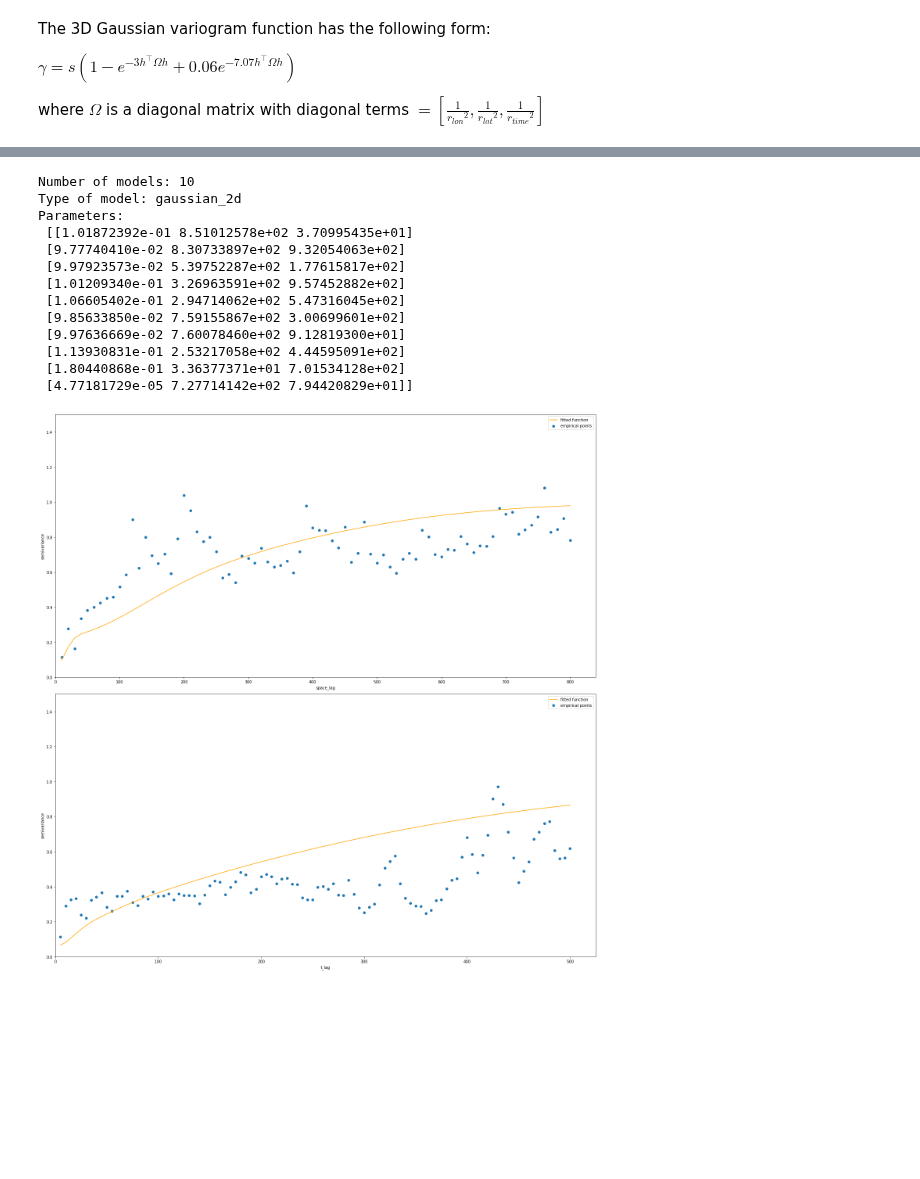
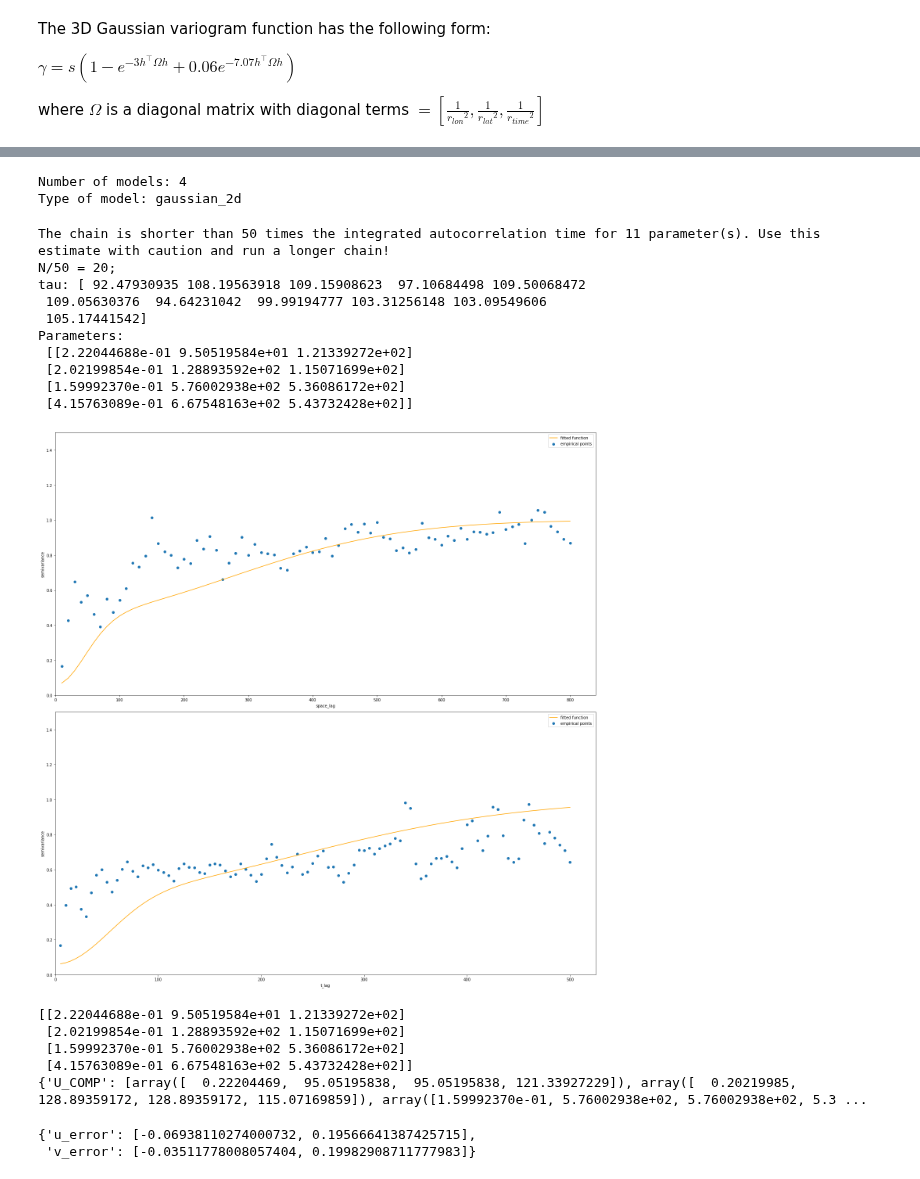
Before and after one commit to MariusWiggert/OceanPlatformControl, a Jupyter notebook: ocean_navigation_simulator/generative_error_model/notebooks/curve_fitting.ipynb, the cells around one changed output, grey strips where cells are left out. Saved outputs shown, nothing was run; the diff lists cells and outputs as text; code cells hidden in the pictures; blank space fills up the shorter version.

Commit message:
minor fixes in fitting code

```diff
--- a/ocean_navigation_simulator/generative_error_model/notebooks/curve_fitting.ipynb
+++ b/ocean_navigation_simulator/generative_error_model/notebooks/curve_fitting.ipynb
@@ -15,8 +15,9 @@ import numpy as np
 import pandas as pd
 import matplotlib.pyplot as plt
 
-# read in 3D variogram data
-file_path = "/home/jonas/Downloads/tuned_variogram_2d.csv"
+# read in 2D/3D variogram data
+file_path = "/home/jonas/Downloads/tuned_variograms/tuned_variogram_2d_cross_buoy_only.csv"
+# file_path = "/home/jonas/Downloads/tuned_variograms/tuned_variogram_2d.csv"
 data = pd.read_csv(file_path)
 data
 # %% [output]
@@ -36,22 +39,58 @@ data
 # %%
 fitted_v = VariogramFitting(data, ("space_lag", "t_lag"), error_var="u_semivariance")
-fitted_v.fit_model(10, method="least_squares", constrain_weighting=True)
+# list of optimization algorithms: https://lmfit.github.io/lmfit-py/fitting.html
+fitted_v.fit_model(4, method="emcee", constrain_weighting=True)
 # %% [output]
-Number of models: 10
+Number of models: 4
 Type of model: gaussian_2d
-Parameters:
- [[1.01872392e-01 8.51012578e+02 3.70995435e+01]
- [9.77740410e-02 8.30733897e+02 9.32054063e+02]
- [9.97923573e-02 5.39752287e+02 1.77615817e+02]
- [1.01209340e-01 3.26963591e+02 9.57452882e+02]
- [1.06605402e-01 2.94714062e+02 5.47316045e+02]
- [9.85633850e-02 7.59155867e+02 3.00699601e+02]
- [9.97636669e-02 7.60078460e+02 9.12819300e+01]
- [1.13930831e-01 2.53217058e+02 4.44595091e+02]
- [1.80440868e-01 3.36377371e+01 7.01534128e+02]
- [4.77181729e-05 7.27714142e+02 7.94420829e+01]]
+The chain is shorter than 50 times the integrated autocorrelation time for 11 parameter(s). Use this estimate with caution and run a longer chain!
+N/50 = 20;
+tau: [ 92.47930935 108.19563918 109.15908623  97.10684498 109.50068472
+ 109.05630376  94.64231042  99.99194777 103.31256148 103.09549606
+ 105.17441542]
+Parameters:
+ [[2.22044688e-01 9.50519584e+01 1.21339272e+02]
+ [2.02199854e-01 1.28893592e+02 1.15071699e+02]
+ [1.59992370e-01 5.76002938e+02 5.36086172e+02]
+ [4.15763089e-01 6.67548163e+02 5.43732428e+02]]
 # %%
-save_path = f"/home/jonas/Downloads/plots/fitted_func.png"
-figure = fitted_v.plot_all_dims(save_path=save_path)
+save_path = f"/home/jonas/Downloads/plots/fitted_func_only_cross_buoy.png"
+figure = fitted_v.plot_all_dims(save_path=None)
 # %% [output]
-[figure, old version]
+[figure, new version]
+# %%
+# save parameters
+params = fitted_v.popt
+print(params)
+
+if len(fitted_v.lag_vars) == 2:
+# need to convert 2d to 3d
+    params = np.hstack((params[:,0].reshape(-1,1),
+                        params[:,1].reshape(-1,1),
+                        params[:,1].reshape(-1,1),
+                        params[:,2].reshape(-1,1)))
+
+params_dict = {"U_COMP": [], "V_COMP": []}
+for i in range(params.shape[0]):
+    params_dict["U_COMP"].append(params[i])
+    params_dict["V_COMP"].append(params[i])
+
+print(params_dict)
+
+
+np.save("/home/jonas/Documents/Thesis/OceanPlatformControl/data/drifter_data/variogram_params/hindcast_area1_True_True.npy", params_dict)
+# %% [output]
+[[2.22044688e-01 9.50519584e+01 1.21339272e+02]
+ [2.02199854e-01 1.28893592e+02 1.15071699e+02]
+ [1.59992370e-01 5.76002938e+02 5.36086172e+02]
+ [4.15763089e-01 6.67548163e+02 5.43732428e+02]]
+{'U_COMP': [array([  0.22204469,  95.05195838,  95.05195838, 121.33927229]), array([  0.20219985, 128.89359172, 128.89359172, 115.07169859]), array([1.59992370e-01, 5.76002938e+02, 5.76002938e+02, 5.3 ...
+# %%
+import os
+root = "/home/jonas/Documents/Thesis/OceanPlatformControl/data/drifter_data/"
+path = os.path.join(root, "variogram/2d_hindcast_variogram_area1_True_True.npy")
+variogram = np.load(path, allow_pickle=True)
+list(variogram.item().get("detrend_metrics").values())[0]
+# %% [output]
+{'u_error': [-0.06938110274000732, 0.19566641387425715],
+ 'v_error': [-0.03511778008057404, 0.19982908711777983]}
```
Also changed, not shown: parts of 1 cell of this notebook, 2 other files.
